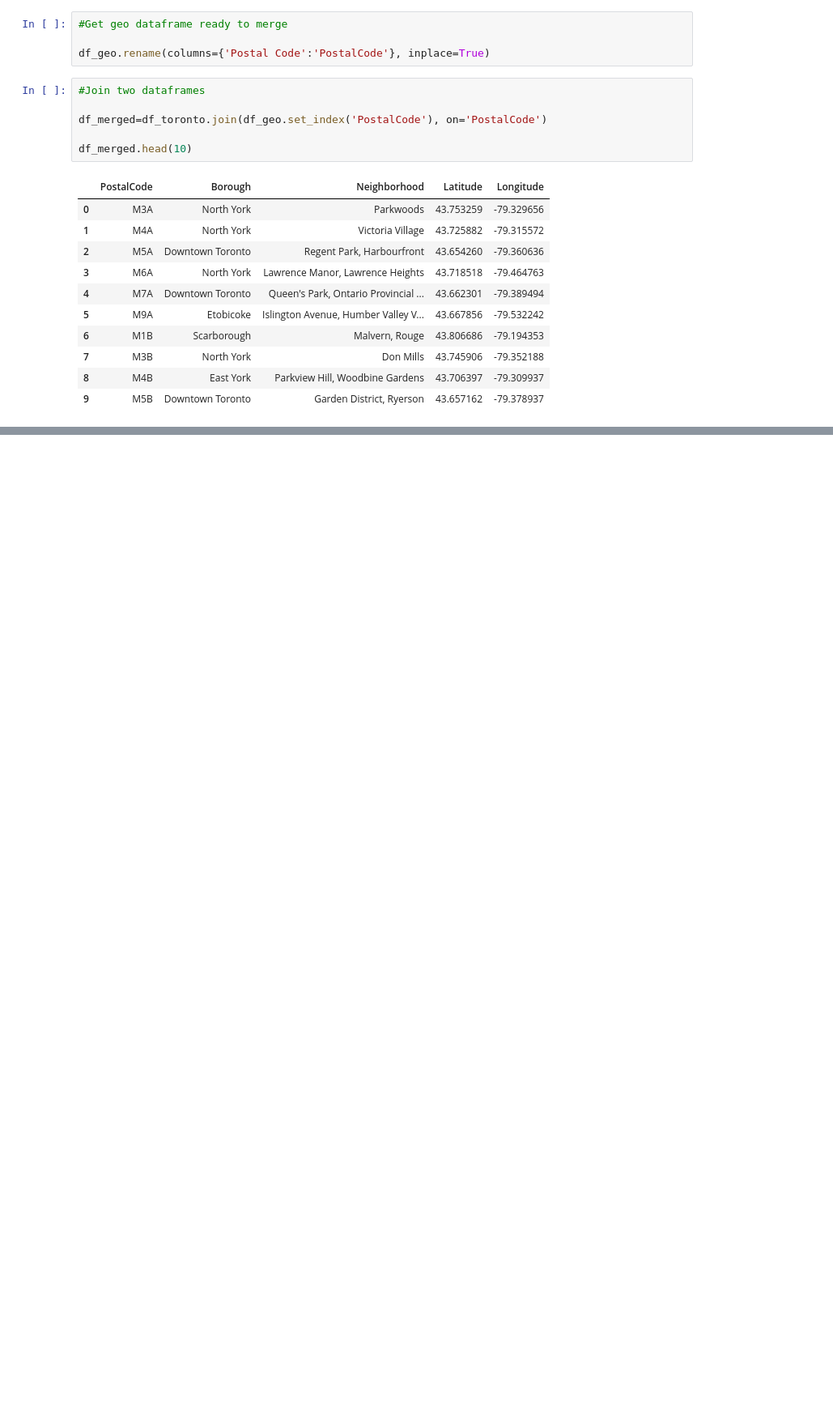
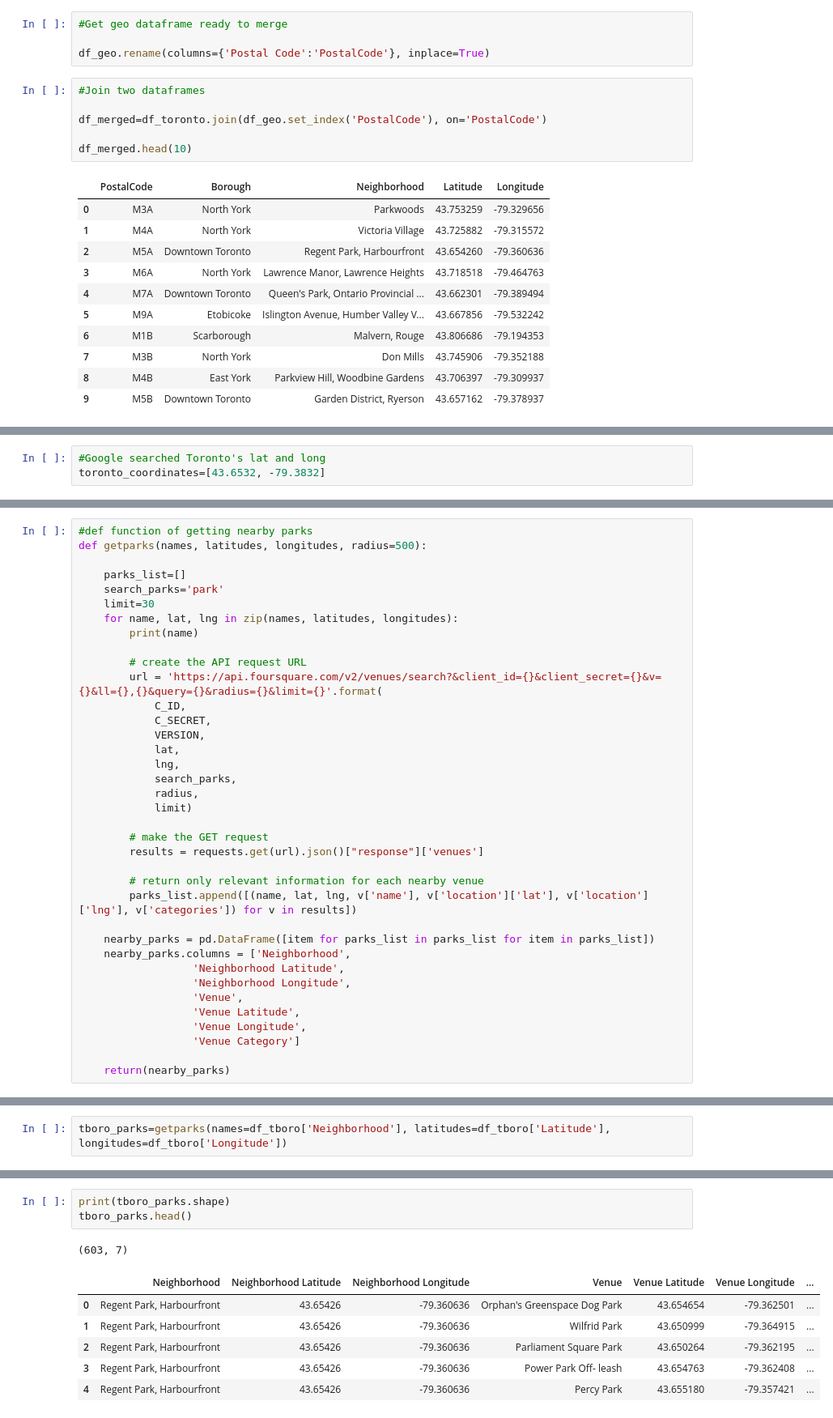
Before and after one commit to emmakai/IBM-Capstone, a Jupyter notebook: C8-Capstone project.ipynb, the cells around one changed output, grey strips where cells are left out. Shown at 81% size. Saved outputs shown, nothing was run; the diff lists cells and outputs as text; blank space fills up the shorter version.

Commit message:
Add files via upload
Clustered neighborhood and visualized it

```diff
--- a/C8-Capstone project.ipynb
+++ b/C8-Capstone project.ipynb
@@ -168,0 +230,3 @@ df_merged.head(10)
+# %%
+#Google searched Toronto's lat and long
+toronto_coordinates=[43.6532, -79.3832]
@@ -168,0 +270,37 @@ df_merged.head(10)
+# %%
+#def function of getting nearby parks
+def getparks(names, latitudes, longitudes, radius=500):
+
+    parks_list=[]
+    search_parks='park'
+    limit=30
+    for name, lat, lng in zip(names, latitudes, longitudes):
+        print(name)
+
+        # create the API request URL
+        url = 'https://api.foursquare.com/v2/venues/search?&client_id={}&client_secret={}&v={}&ll={},{}&query={}&radius={}&limit={}'.format(
+            C_ID,
+            C_SECRET,
+            VERSION,
+            lat,
+            lng,
+            search_parks,
+            radius,
+            limit)
+
+        # make the GET request
+        results = requests.get(url).json()["response"]['venues']
+
+        # return only relevant information for each nearby venue
+        parks_list.append([(name, lat, lng, v['name'], v['location']['lat'], v['location']['lng'], v['categories']) for v in results])
+
+    nearby_parks = pd.DataFrame([item for parks_list in parks_list for item in parks_list])
+    nearby_parks.columns = ['Neighborhood',
+                  'Neighborhood Latitude',
+                  'Neighborhood Longitude',
+                  'Venue',
+                  'Venue Latitude',
+                  'Venue Longitude',
+                  'Venue Category']
+
+    return(nearby_parks)
@@ -168,0 +349,2 @@ df_merged.head(10)
+# %%
+tboro_parks=getparks(names=df_tboro['Neighborhood'], latitudes=df_tboro['Latitude'], longitudes=df_tboro['Longitude'])
@@ -168,0 +369,11 @@ df_merged.head(10)
+# %%
+print(tboro_parks.shape)
+tboro_parks.head()
+# %% [output]
+(603, 7)
+|  | Neighborhood | Neighborhood Latitude | Neighborhood Longitude | Venue | Venue Latitude | Venue Longitude | ... |
+| 0 | Regent Park, Harbourfront | 43.65426 | -79.360636 | Orphan's Greenspace Dog Park | 43.654654 | -79.362501 | ... |
+| 1 | Regent Park, Harbourfront | 43.65426 | -79.360636 | Wilfrid Park | 43.650999 | -79.364915 | ... |
+| 2 | Regent Park, Harbourfront | 43.65426 | -79.360636 | Parliament Square Park | 43.650264 | -79.362195 | ... |
+| 3 | Regent Park, Harbourfront | 43.65426 | -79.360636 | Power Park Off- leash | 43.654763 | -79.362408 | ... |
+| 4 | Regent Park, Harbourfront | 43.65426 | -79.360636 | Percy Park | 43.655180 | -79.357421 | ... |
```
Also changed, not shown: parts of 30 cells of this notebook.
